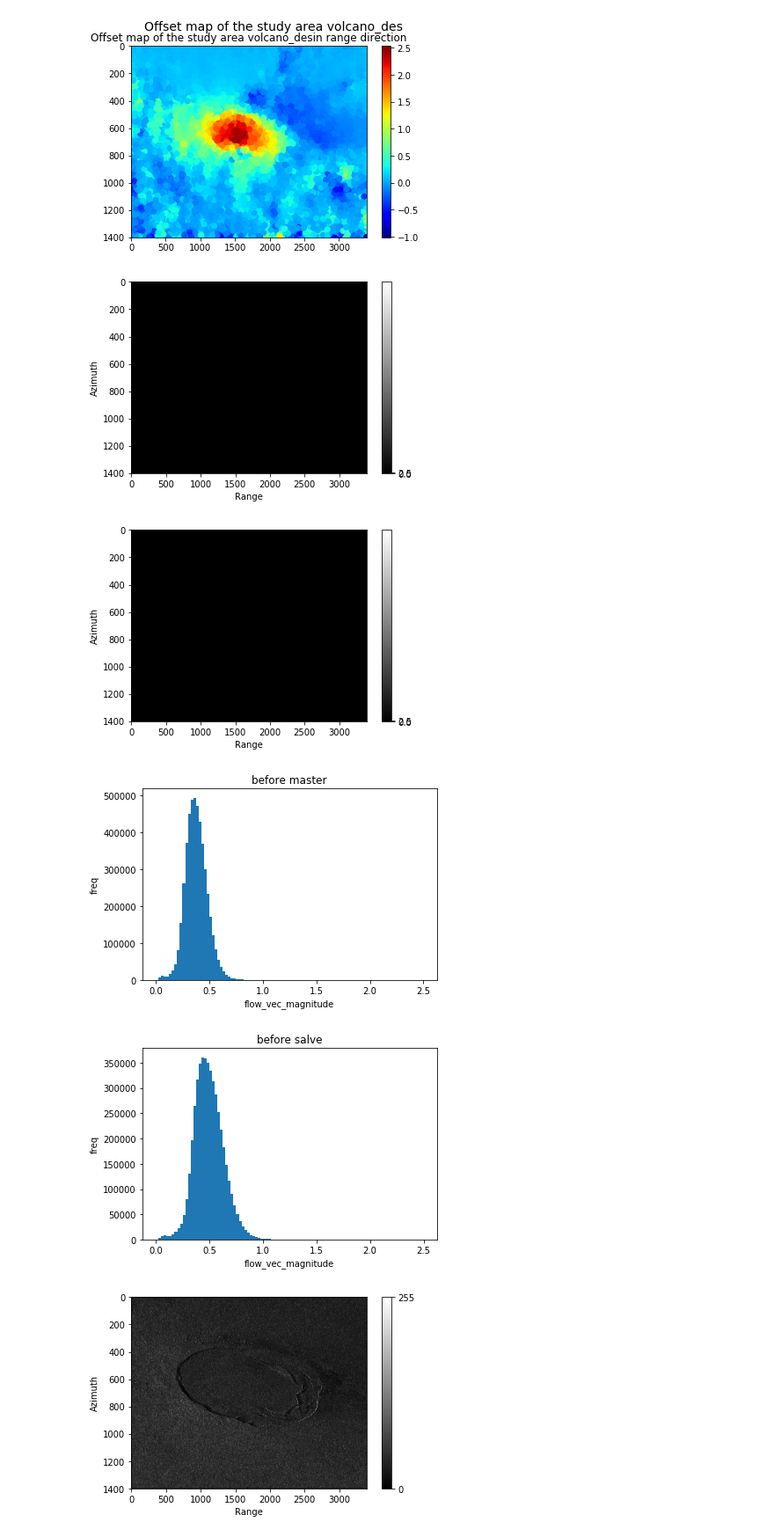
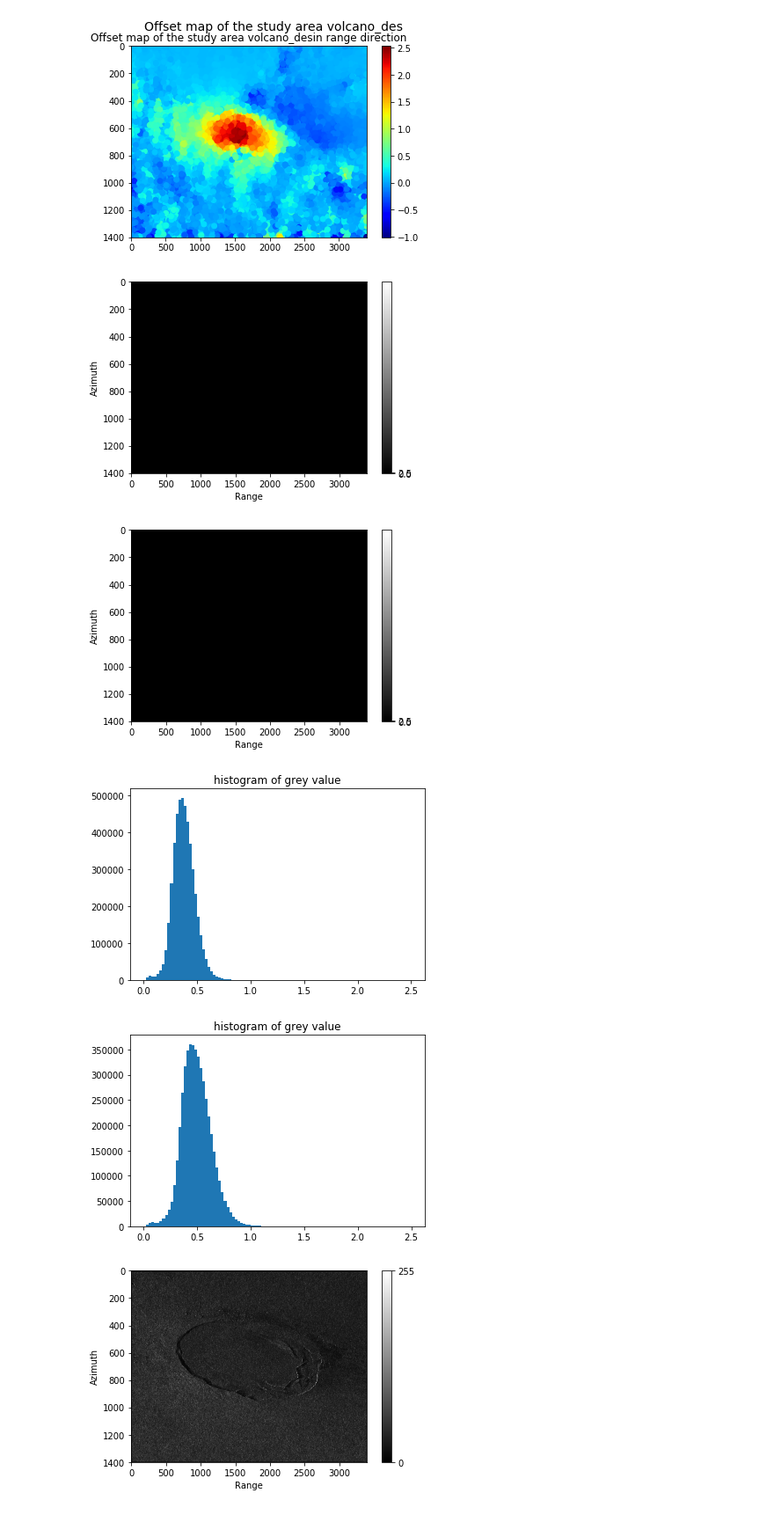
Before and after one commit to RaziehHosseini/Optical-flow, a Jupyter notebook: lukas-kanade.ipynb, the cells around one changed output. Shown at 88% size. Saved outputs shown, nothing was run; the diff lists cells and outputs as text; code cells hidden in the pictures.

```diff
--- a/lukas-kanade.ipynb
+++ b/lukas-kanade.ipynb
@@ -142,13 +142,17 @@ my_img_master = io.imread(PATH + 'master.tiff').astype(np.float32)
 my_img_slave = io.imread(PATH + 'slave.tiff').astype(np.float32)
 # %%
 display.display(my_img_master, my_img_slave, vmin=0, vmax=700)
-display.plot_hist(np.ravel(my_img_master), title="before master")
-display.plot_hist(np.ravel(my_img_slave), title="before salve")
+plt.hist(np.ravel(my_img_master), bins = 100)
+plt.title("histogram of grey value")
+plt.show()
+plt.hist(np.ravel(my_img_slave), bins=100)
+plt.title("histogram of grey value")
+plt.show()
 # %% [output]
 [figure]
 [figure]
-[figure, old version]
+[figure, new version]
-[figure, old version]
+[figure, new version]
 # %%
 my_img_master = 255*(my_img_master-np.min(my_img_master))/(np.max(my_img_master) - np.min(my_img_master))#500)#
 my_img_slave = 255*(my_img_slave-np.min(my_img_slave))/(np.max(my_img_slave) -np.min(my_img_slave)) # 500)#
```
Also changed, not shown: 1 other file.
